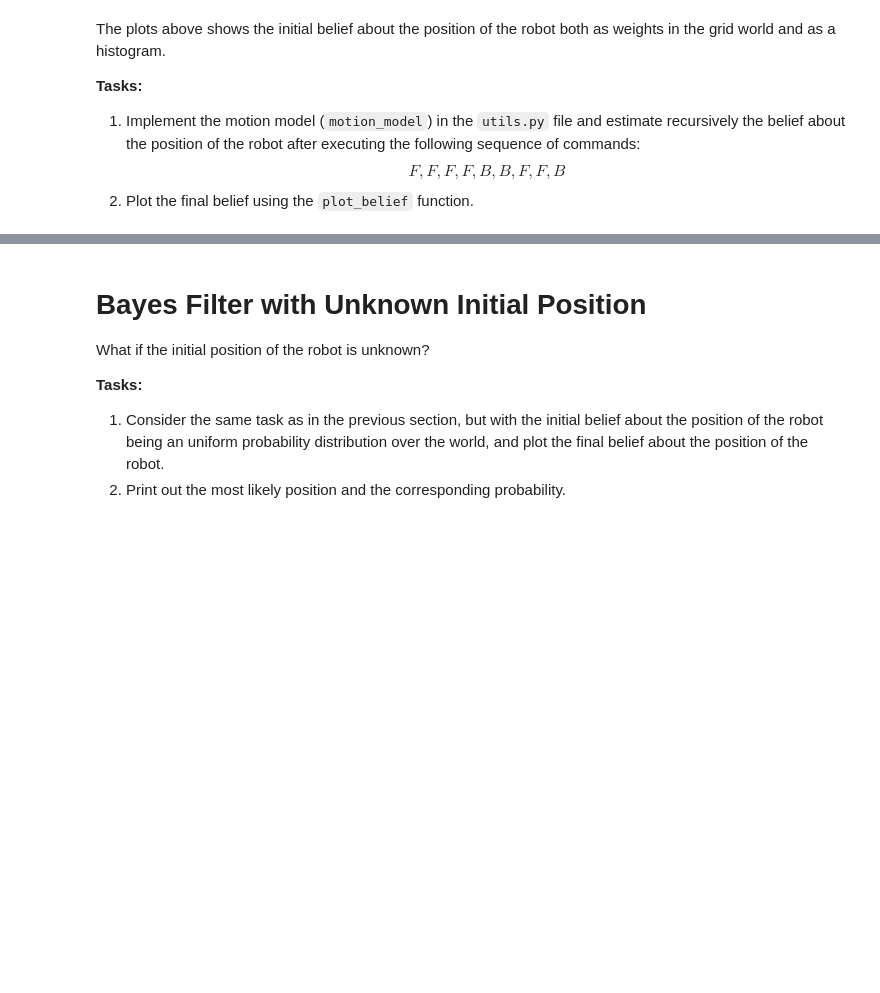
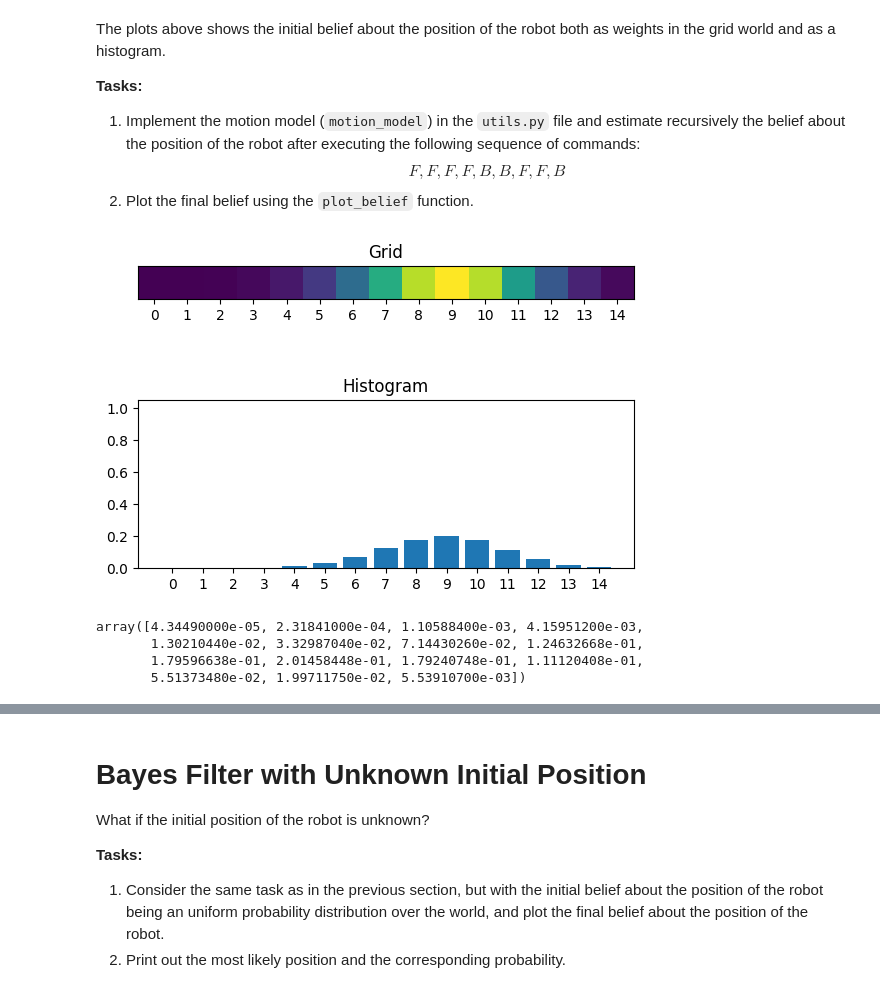
Before and after one commit to paugiron/APMR_A1, a Jupyter notebook: A1/11_bayes_filter/11_bayes_filter.ipynb, the cells around one changed output, grey strips where cells are left out. Cells and saved outputs as stored; diff of their text form; code cells hidden in the pictures; blank space fills up the shorter version.

```diff
--- a/A1/11_bayes_filter/11_bayes_filter.ipynb
+++ b/A1/11_bayes_filter/11_bayes_filter.ipynb
@@ -60,10 +62,22 @@ $$ F, F, F, F, B, B, F, F, B $$
 # %%
 # After implementing the function motion_model, write here the code required to recursively update the belief
 # after performing the indicated actions and plot the final belief.
 
-# YOUR CODE HERE
-raise NotImplementedError()
-# -----
+actions = ['F', 'F', 'F', 'F', 'B', 'B', 'F', 'F', 'B']
+
+belief_task1 = belief.copy()
+for action in actions:
+    belief_task1 = motion_model(action, belief_task1)
+
+plot_belief(belief_task1)
+
+belief_task1
+# %% [output]
+[figure, added]
+array([4.34490000e-05, 2.31841000e-04, 1.10588400e-03, 4.15951200e-03,
+       1.30210440e-02, 3.32987040e-02, 7.14430260e-02, 1.24632668e-01,
+       1.79596638e-01, 2.01458448e-01, 1.79240748e-01, 1.11120408e-01,
+       5.51373480e-02, 1.99711750e-02, 5.53910700e-03])
 # %% [markdown]
 # **Bayes Filter**
 
```
Also changed, not shown: parts of 4 cells of this notebook, 1 other file.
